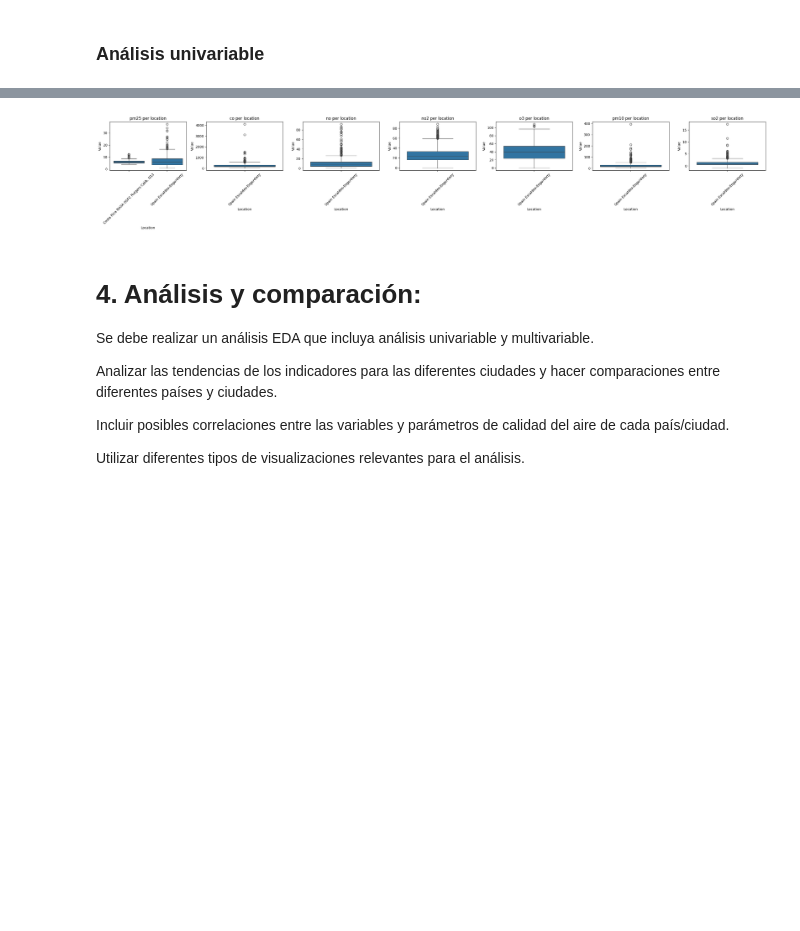
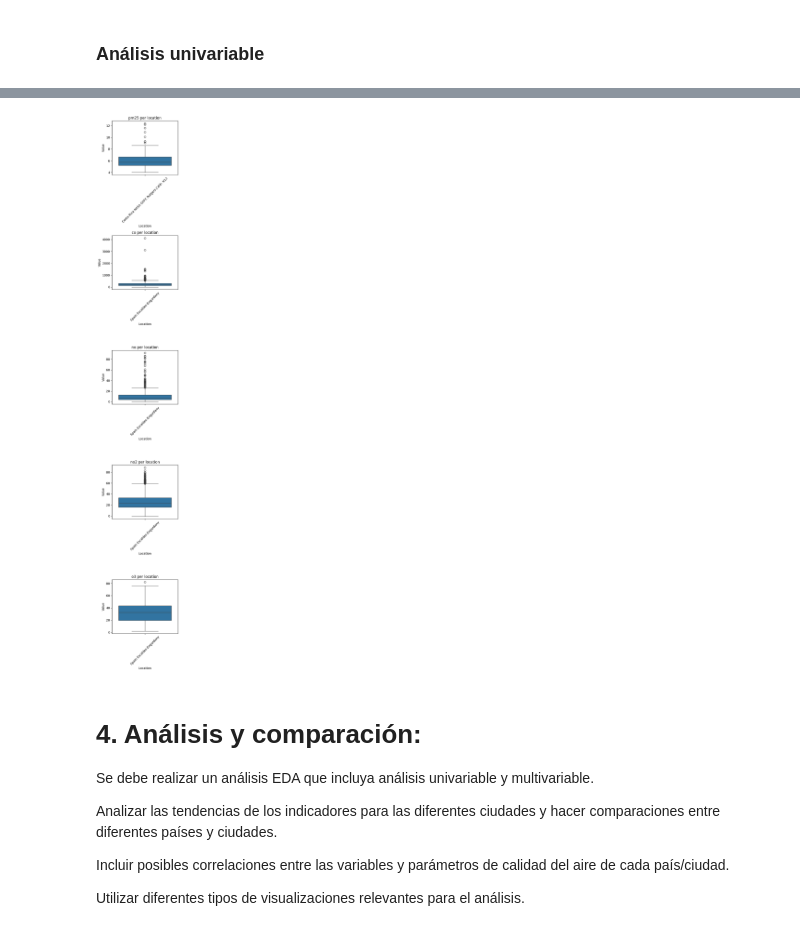
Before and after one commit to andonyns/air-quality, a Jupyter notebook: main.ipynb, the cells around one changed output, grey strips where cells are left out. Saved outputs shown, nothing was run; the diff lists cells and outputs as text; code cells hidden in the pictures; blank space fills up the shorter version.

```diff
--- a/main.ipynb
+++ b/main.ipynb
@@ -202,9 +380,8 @@ Podemos jalar los datos de una localización llamando a la función y accediendo
 # Costa Rica example
 cr_location_id = 3070644
 
-cr_location_data = fetch_data(
-    base_url=LOCATIONS_ENDPOINT,
-    headers=HEADERS,
+cr_location_data = OpenAQClient._fetch_data(
+    endpoint=LOCATIONS_ENDPOINT,
     parameters={"location_id": cr_location_id},
 ).json()
 pprint(cr_location_data)
@@ -320,18 +441,24 @@ def fetch_location_sensors_data(
 Por comodidad, también podemos hacer una clase localización, que guarde datos básicos de ella y además los datos de sus sensores.
 # %%
 class Location:
-    def __init__(self, country: str, name: str, id: int, sensors_data: dict = None):
+    def __init__(
+        self,
+        country: str,
+        name: str,
+        id: int,
+        sensors_data: dict = None,
+    ) -> None:
         self.country: str = country
         self.name: str = name
         self.id: int = id
         self.sensors_data: dict = sensors_data
         self.file_path: str = f"{DATA_DIR}/{country}_{name}/{country}_{name}"
 
-    def pull_sensors_data(self):
-        self.sensors_data = fetch_location_sensors_data(self.id)
+    def pull_sensors_data(self) -> None:
+        self.sensors_data = OpenAQClient.fetch_location_sensors_data(self.id)
 
     @staticmethod
-    def save(location: "Location"):
+    def save(location: "Location") -> None:
         if not os.path.isdir(DATA_DIR + f"/{location.country}_{location.name}"):
             os.mkdir(DATA_DIR + f"/{location.country}_{location.name}")
 
@@ -346,7 +473,15 @@ class Location:
         return location
 # %%
 locations = [
-    Location(country="Costa Rica", name="NASA GSFC Rutgers Calib. N13", id=3070644),
-    Location(country="Spain", name="Escaldes-Engordany", id=9742)
+    Location(
+        country="Costa Rica",
+        name="NASA GSFC Rutgers Calib. N13",
+        id=3070644,
+    ),
+    Location(
+        country="Spain",
+        name="Escaldes-Engordany",
+        id=9742,
+    ),
 ]
 # %% [markdown]
@@ -609,5 +795,7 @@ max     1400.000000   6850.000000   7512.000000   2960.851282
 # %%
 for df, location in zip(locations_dfs, locations):
     logger.info(f"Location: {location.country} {location.name}")
-    logger.info(f"Parameters measured in location: \n{df[["parameter_name", "parameter_units"]].drop_duplicates()}")
+    logger.info(
+        f"Parameters measured in location: \n{df[['parameter_name', 'parameter_units']].drop_duplicates()}"
+    )
 # %% [output]
@@ -646,21 +830,25 @@ plt.show()
 # %%
 all_dfs = pd.concat(locations_dfs, ignore_index=True)
 different_parameters = all_dfs["parameter_name"].unique()
 
-plt.figure(figsize=(4 * 7, 5))
+plt.figure(figsize=(4, 5 * 7))
 
 for i, parameter in enumerate(different_parameters):
-    plt.subplot(1, 7, i + 1)
+    plt.subplot(7, 1, i + 1)
     plt.title(f"{parameter} per location")
     plt.xlabel("Location")
     plt.ylabel("Value")
     plt.xticks(rotation=45)
-    sns.boxplot(x="location_name", y="value", data=all_dfs[all_dfs["parameter_name"] == parameter])
+    sns.boxplot(
+        x="location_name",
+        y="value",
+        data=all_dfs[all_dfs["parameter_name"] == parameter],
+    )
 
 plt.tight_layout()
 plt.show()
 # %% [output]
-[figure, old version]
+[figure, new version]
 # %% [markdown]
 
 # 4. Análisis y comparación:
```
Also changed, not shown: parts of 36 cells of this notebook.
